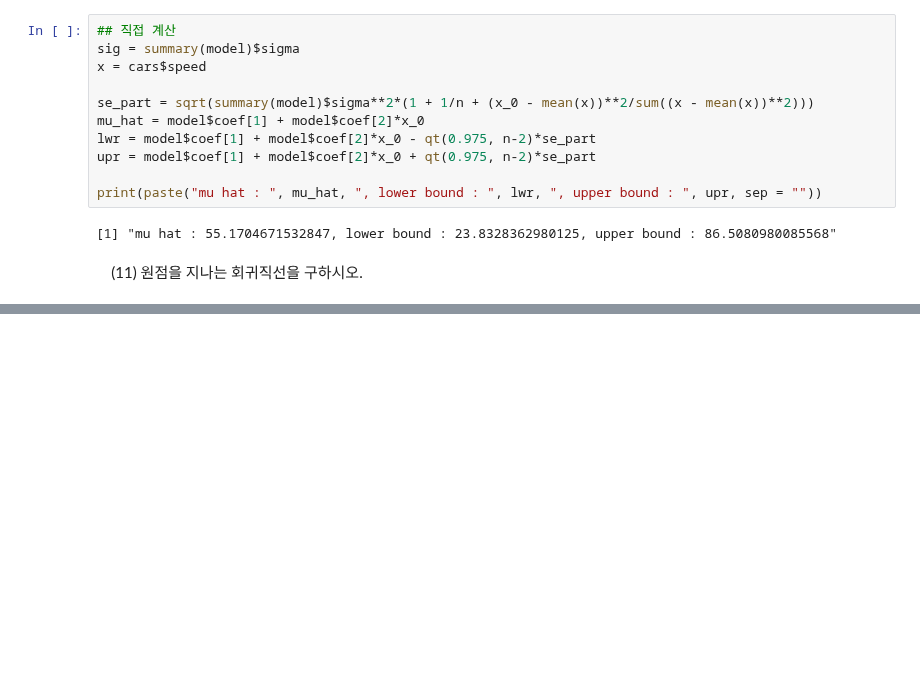
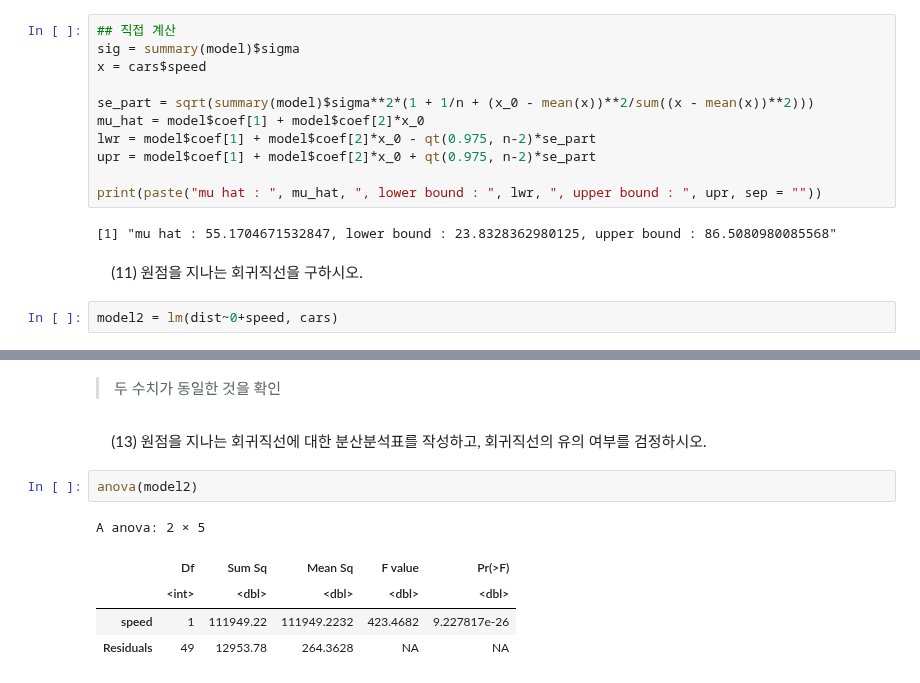
Before and after one commit to HollyRiver/R, a Jupyter notebook: regression analysis/hw/RA 2/강신성_202014107_HW01.ipynb, the cells around one changed output, grey strips where cells are left out. Drawn from its saved outputs; the diff is of its cells as text; blank space fills up the shorter version.

```diff
--- a/regression analysis/hw/RA 2/강신성_202014107_HW01.ipynb
+++ b/regression analysis/hw/RA 2/강신성_202014107_HW01.ipynb
@@ -290,3 +286,5 @@ print(paste("mu hat : ", mu_hat, ", lower bound : ", lwr, ", upper bound : ", up
 [1] "mu hat : 55.1704671532847, lower bound : 23.8328362980125, upper bound : 86.5080980085568"
 # %% [markdown]
 &nbsp; &nbsp; (11) 원점을 지나는 회귀직선을 구하시오.
+# %%
+model2 = lm(dist~0+speed, cars)
@@ -292,0 +336,12 @@ print(paste("mu hat : ", mu_hat, ", lower bound : ", lwr, ", upper bound : ", up
+# %% [markdown]
+> 두 수치가 동일한 것을 확인
+# %% [markdown]
+&nbsp; &nbsp; (13) 원점을 지나는 회귀직선에 대한 분산분석표를 작성하고, 회귀직선의 유의 여부를 검정하시오.
+# %%
+anova(model2)
+# %% [output]
+A anova: 2 × 5
+|  | Df | Sum Sq | Mean Sq | F value | Pr(>F) |
+|  | <int> | <dbl> | <dbl> | <dbl> | <dbl> |
+| speed | 1 | 111949.22 | 111949.2232 | 423.4682 | 9.227817e-26 |
+| Residuals | 49 | 12953.78 | 264.3628 | NA | NA |
```
Also changed, not shown: parts of 44 cells of this notebook, 3 other files.
